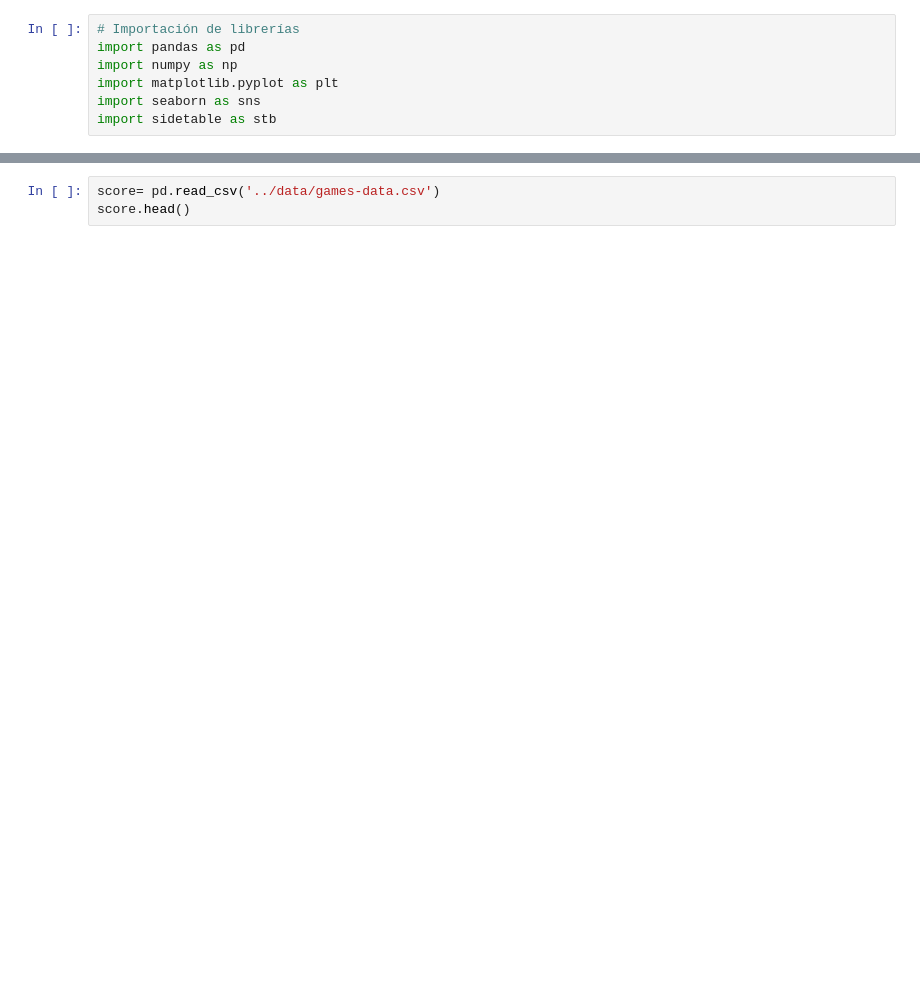
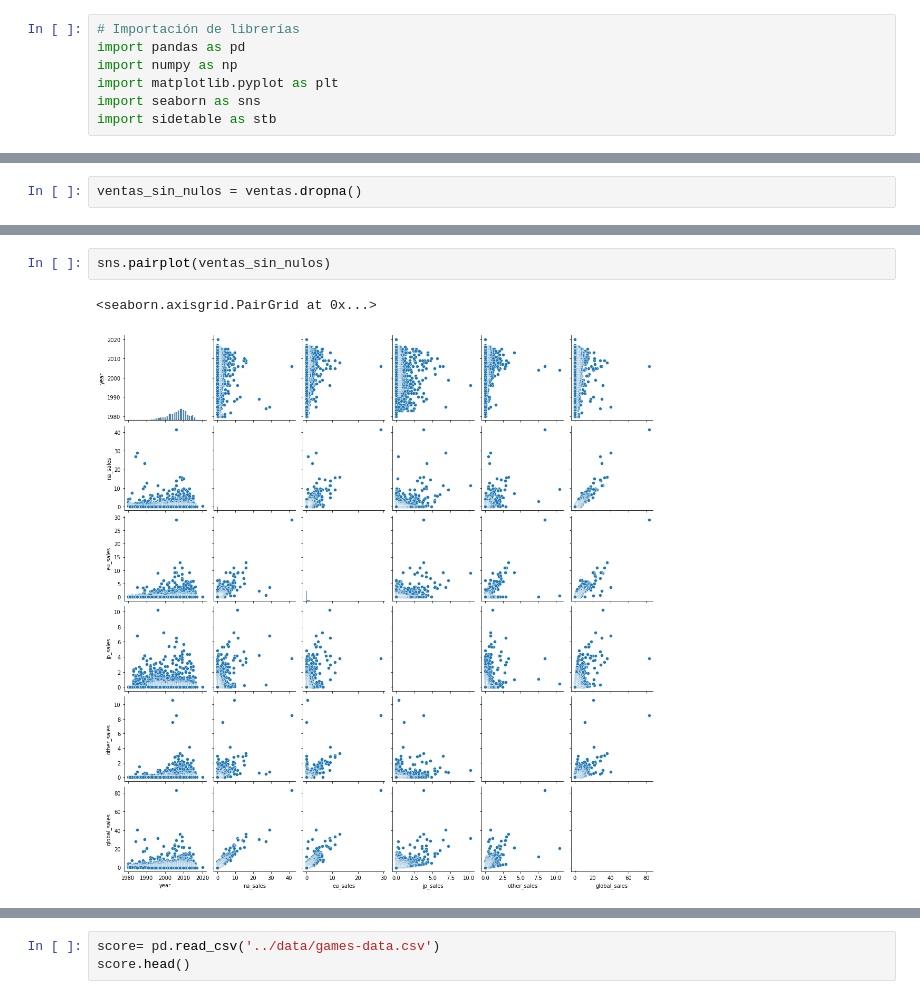
Before and after one commit to PalomaDA/Videojuegos-Estado-del-arte, a Jupyter notebook: notebooks/EDA.ipynb, the cells around one changed output, grey strips where cells are left out. Saved outputs shown, nothing was run; the diff lists cells and outputs as text; blank space fills up the shorter version.

```diff
--- a/notebooks/EDA.ipynb
+++ b/notebooks/EDA.ipynb
@@ -41,0 +117,2 @@ name_vg = list(sales['Name'].unique())
+# %%
+ventas_sin_nulos = ventas.dropna()
@@ -41,0 +164,5 @@ name_vg = list(sales['Name'].unique())
+# %%
+sns.pairplot(ventas_sin_nulos)
+# %% [output]
+<seaborn.axisgrid.PairGrid at 0x...>
+[figure, added]
```
Also changed, not shown: parts of 39 cells of this notebook, 1 other file.
